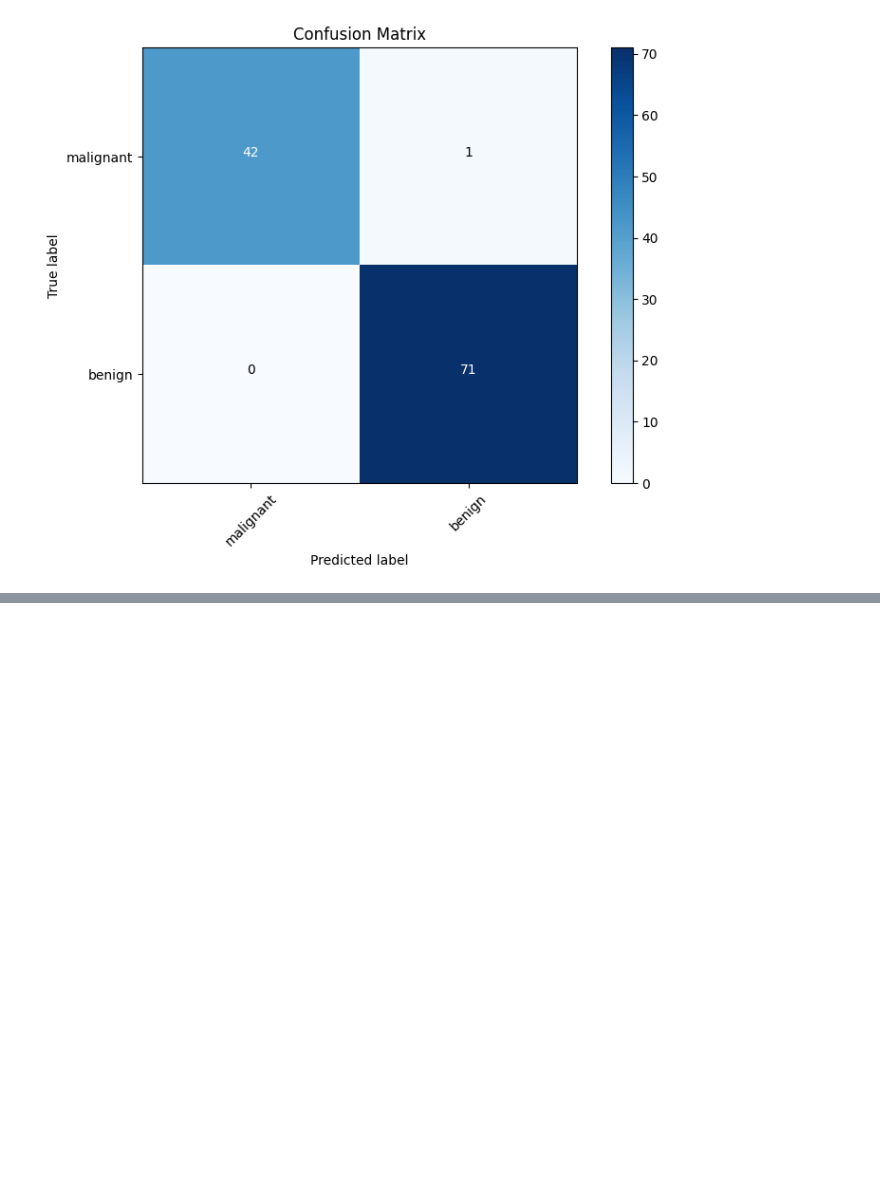
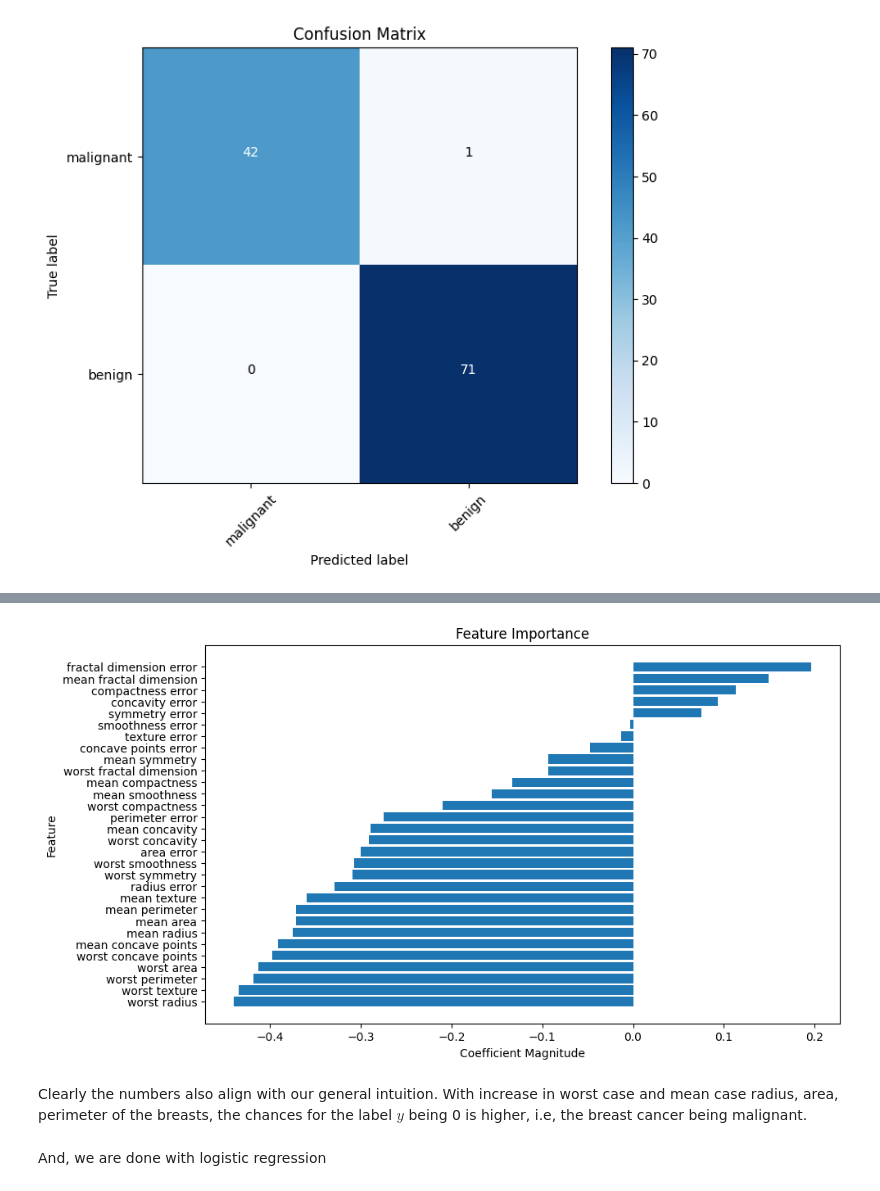
Before and after one commit to PranavNair01/DA623_Logistic_Regression, a Jupyter notebook: logistic_regression_tutorial.ipynb, the cells around one changed output, grey strips where cells are left out. Cells and saved outputs as stored; diff of their text form; code cells hidden in the pictures; blank space fills up the shorter version.

```diff
--- a/logistic_regression_tutorial.ipynb
+++ b/logistic_regression_tutorial.ipynb
@@ -411,0 +532,19 @@ plt.show()
+# %%
+# Function to plot feature importance
+def plot_feature_importance(coefficients, feature_names):
+    sorted_indices = np.argsort(coefficients)
+    plt.figure(figsize=(10, 6))
+    plt.barh(range(len(coefficients)), coefficients[sorted_indices], align='center')
+    plt.yticks(range(len(coefficients)), [feature_names[i] for i in sorted_indices])
+    plt.xlabel('Coefficient Magnitude')
+    plt.ylabel('Feature')
+    plt.title('Feature Importance')
+    plt.show()
+# %%
+plot_feature_importance(best_weights[1:], data.feature_names)
+# %% [output]
+[figure, added]
+# %% [markdown]
+Clearly the numbers also align with our general intuition. With increase in worst case and mean case radius, area, perimeter of the breasts, the chances for the label $y$ being 0 is higher, i.e, the breast cancer being malignant.
+# %% [markdown]
+And, we are done with logistic regression
```
Also changed, not shown: parts of 29 cells of this notebook.
